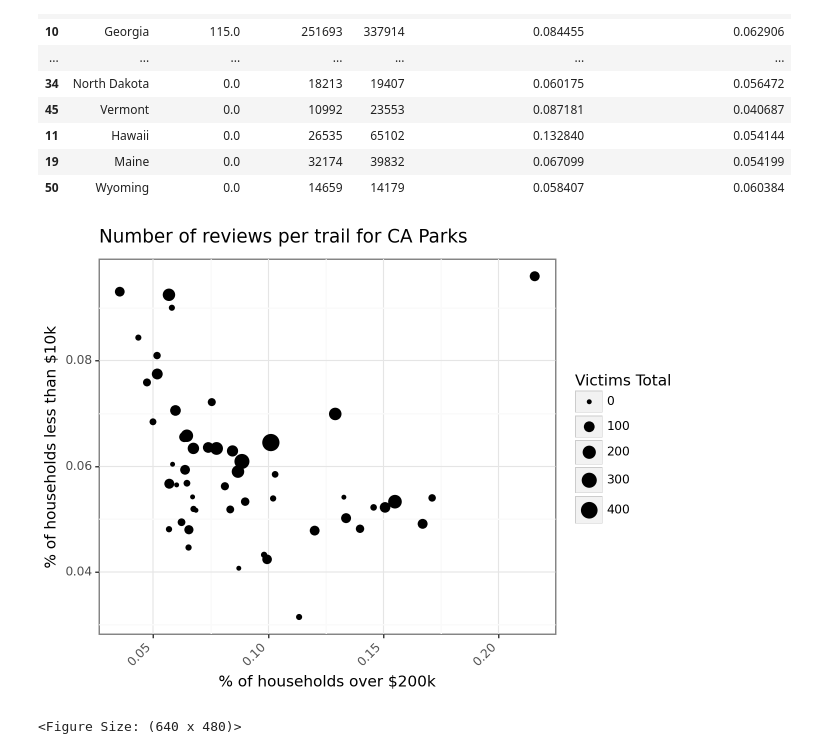
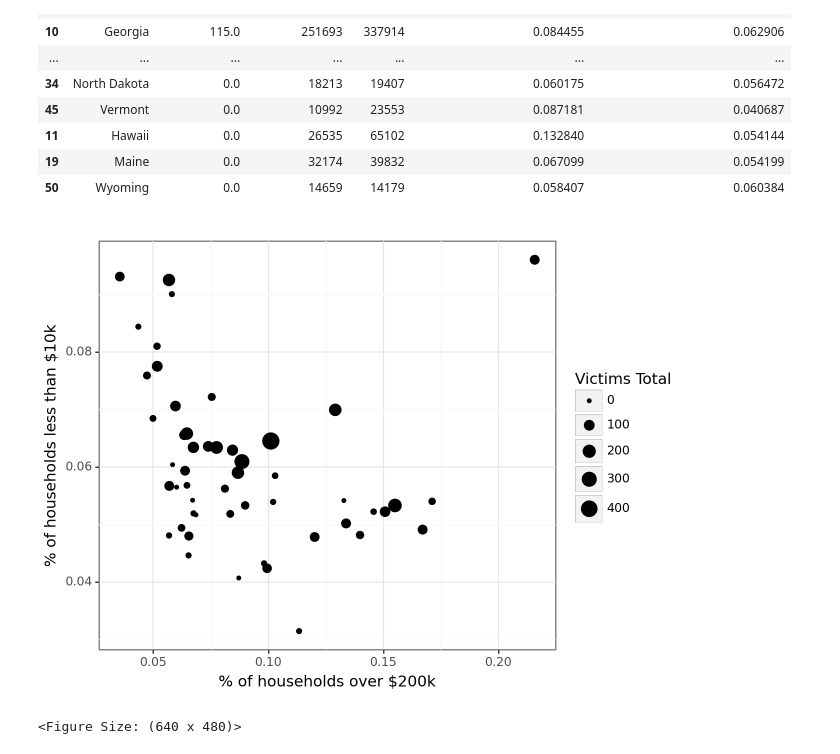
Before and after one commit to Guenthnerclan/GSB-S521-01-2242-Project-1, a Jupyter notebook: intro_Toby.ipynb, the cells around one changed output. Cells and saved outputs as stored; diff of their text form; code cells hidden in the pictures.

```diff
--- a/intro_Toby.ipynb
+++ b/intro_Toby.ipynb
@@ -122,8 +122,8 @@ shoot_sum = shoot_df.groupby(by=["State"]).sum()
 shoot_sum = shoot_sum.reset_index()
 # %%
 # Merge is like a sql natural join. We are joining on the State and District numbers being the same between the two sets.
-merged_df = pd.merge(state_acs, shoot_sum, on=["State"], how = "left")
+merged_sum_df = pd.merge(state_acs, shoot_sum, on=["State"], how = "left")
 # %%
 #Fill in 0 values so they still appear
-merged_df = merged_df.fillna(0)
+merged_sum_df = merged_sum_df.fillna(0)
 # %%
@@ -158,18 +158,16 @@ merged_df[['State','Victims Total', 'Less than $10k', '$200k+', '% of households
 # %%
 from plotnine import ggplot, aes, geom_boxplot, labs, scale_fill_discrete, scale_x_discrete, scale_fill_discrete, theme, element_text, theme_bw, geom_point
 from plotnine.scales import scale_y_log10
 
-(ggplot(merged_df, aes(x="% of households over $200k", y="% of households less than $10k", size="Victims Total"))
+(ggplot(merged_sum_df, aes(x="% of households over $200k", y="% of households less than $10k", size="Victims Total"))
  + geom_point() #makes boxplots
- + scale_fill_discrete(guide=False) #one of several ways to remove the automatic legend created
  + labs(
    x="% of households over $200k",
    y="% of households less than $10k",
-   title="Number of reviews per trail for CA Parks"
+   title=""
  )
  + theme_bw() #white background theme rather than gray
- + theme(axis_text_x=element_text(rotation=45, hjust=1)) #tilt the axis labels to not overlap
-)
+ )
 # %% [output]
-[figure, old version]
+[figure, new version]
 <Figure Size: (640 x 480)>
```
Also changed, not shown: parts of 10 cells of this notebook.
